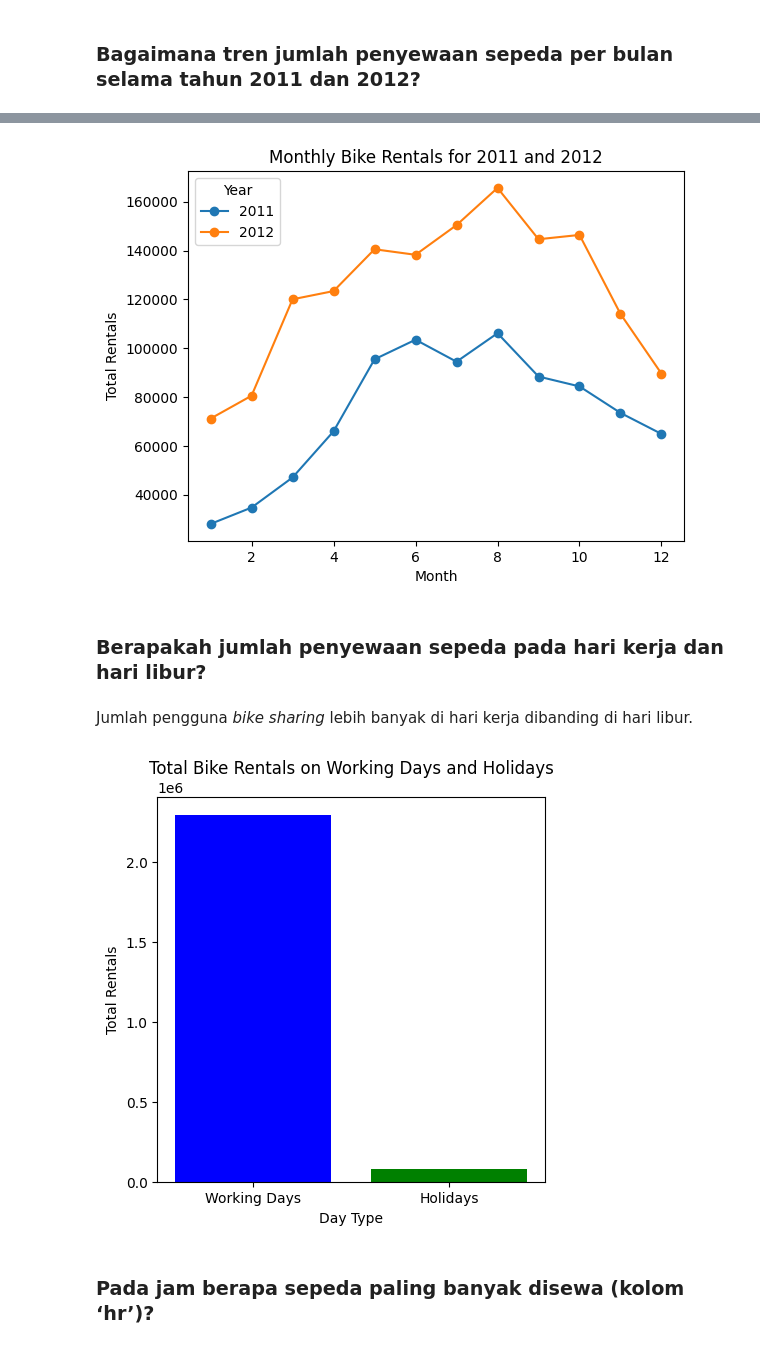
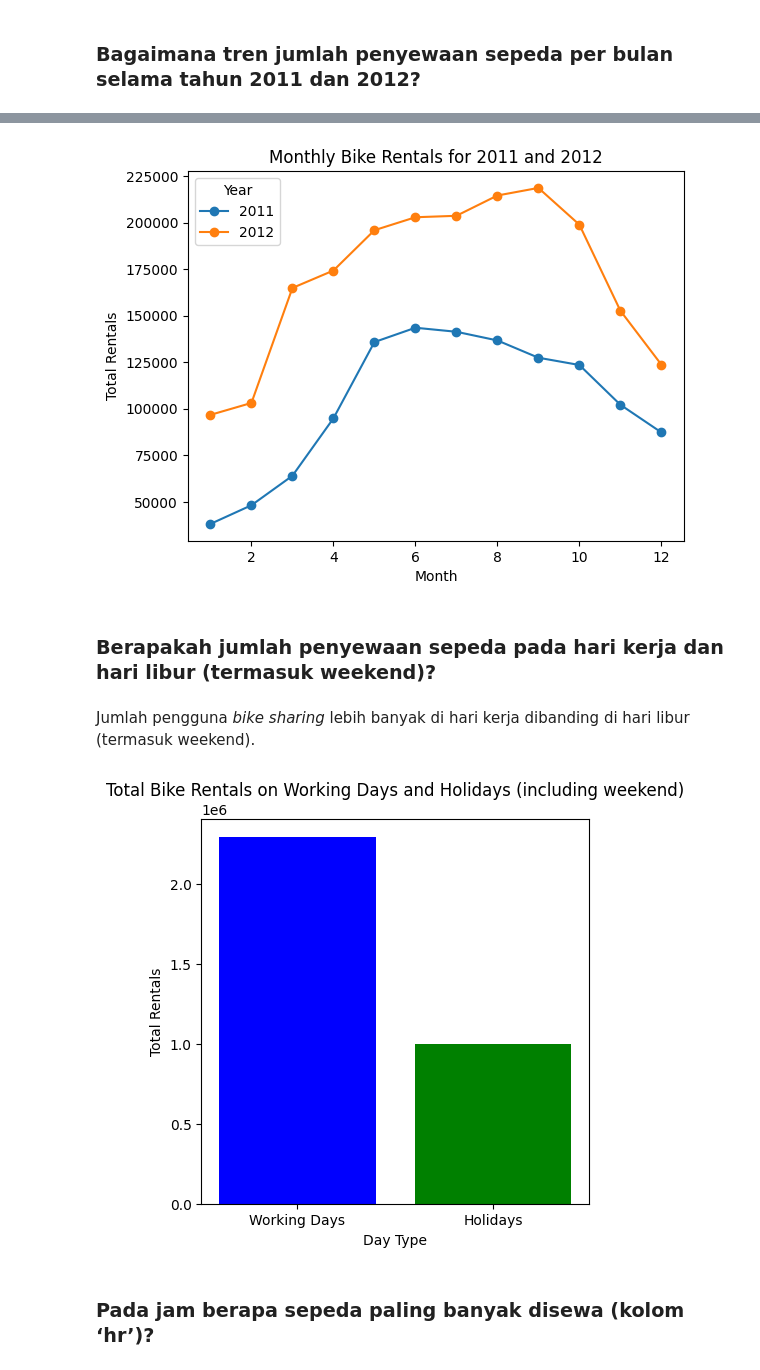
Before and after one commit to bryan-ilman/analisis-data, a Jupyter notebook: notebook.ipynb, the cells around one changed output, grey strips where cells are left out. Saved outputs shown, nothing was run; the diff lists cells and outputs as text; code cells hidden in the pictures.

```diff
--- a/notebook.ipynb
+++ b/notebook.ipynb
@@ -108,6 +104,3 @@ Sebuah hari dapat menjadi _working day_ atau _holiday_, tetapi tidak dapat menja
-# %%
-df_day = df_day[df_day['holiday'] != df_day['workingday']]
-df_hour = df_hour[df_hour['holiday'] != df_hour['workingday']]
 # %% [markdown]
 ### Cleaning Data
 # %% [markdown]
@@ -206,30 +201,28 @@ plt.legend(title='Year', loc='upper left')
 
 plt.show()
 # %% [output]
-[figure, old version]
+[figure, new version]
 # %% [markdown]
-### Berapakah jumlah penyewaan sepeda pada hari kerja dan hari libur?
+### Berapakah jumlah penyewaan sepeda pada hari kerja dan hari libur (termasuk weekend)?
 # %% [markdown]
-Jumlah pengguna _bike sharing_ lebih banyak di hari kerja dibanding di hari libur.
+Jumlah pengguna _bike sharing_ lebih banyak di hari kerja dibanding di hari libur (termasuk weekend).
 # %%
-# Calculate total rentals for working days and holidays
+# calculate total rentals for working days and holidays
 total_rentals_working_days = df_day[df_day['workingday'] == 1]['cnt'].sum()
-total_rentals_holidays = df_day[df_day['holiday'] == 1]['cnt'].sum()
+total_rentals_holidays_or_weekend = df_day[(df_day['holiday'] == 1) | (df_day['workingday'] == 0)]['cnt'].sum()
 
-# Prepare data for the bar graph
-data = {'Working Days': total_rentals_working_days, 'Holidays': total_rentals_holidays}
+data = {'Working Days': total_rentals_working_days, 'Holidays': total_rentals_holidays_or_weekend}
 names = list(data.keys())
 values = list(data.values())
 
-# Create bar graph
 plt.figure(figsize=(5, 5))
 plt.bar(names, values, color=['blue', 'green'])
-plt.title('Total Bike Rentals on Working Days and Holidays')
+plt.title('Total Bike Rentals on Working Days and Holidays (including weekend)')
 plt.xlabel('Day Type')
 plt.ylabel('Total Rentals')
 plt.show()
 # %% [output]
-[figure, old version]
+[figure, new version]
 # %% [markdown]
 ### Pada jam berapa sepeda paling banyak disewa (kolom ‘hr’)?
 # %% [markdown]
```
Also changed, not shown: parts of 12 cells of this notebook, 1 other file.
